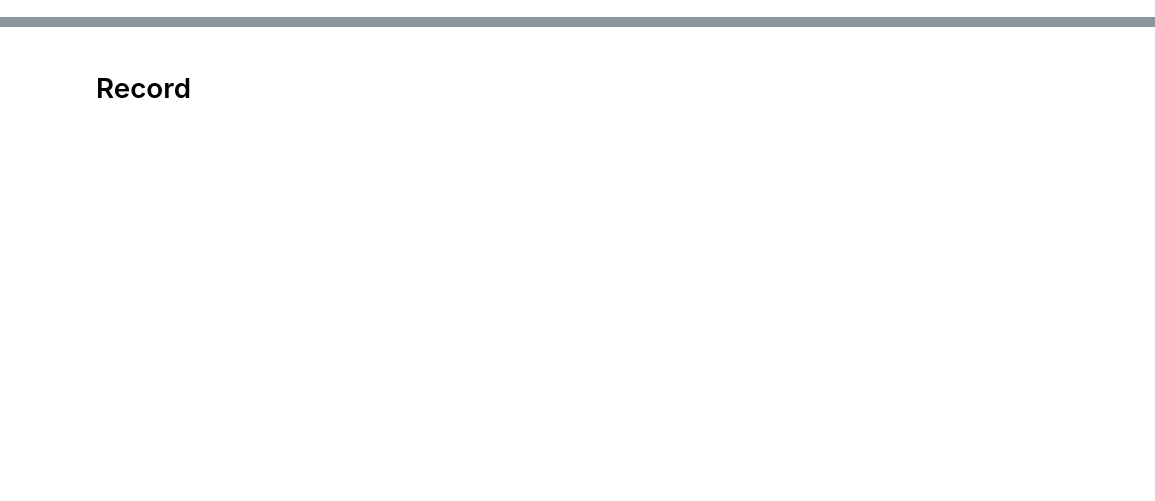
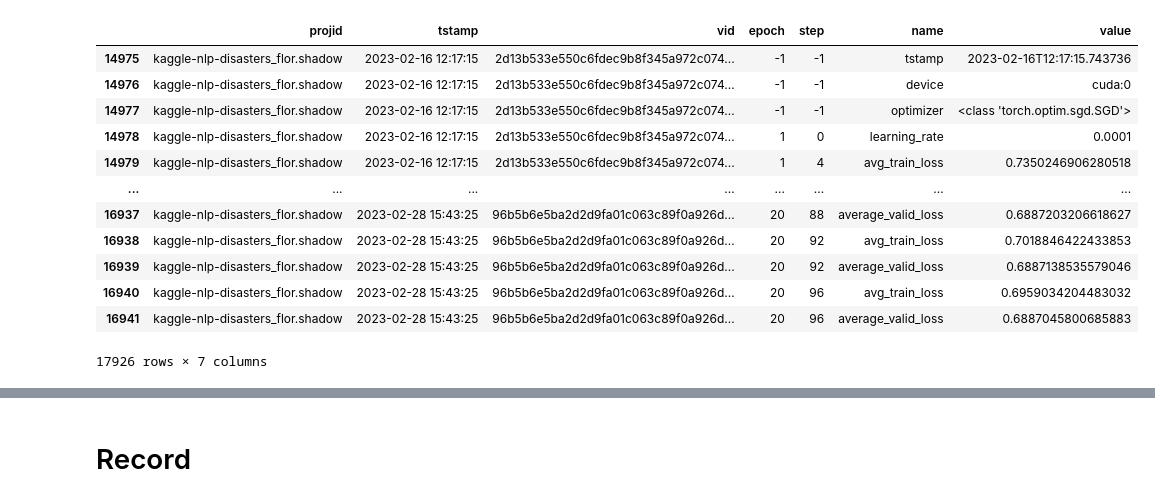
Before and after one commit to ucbrise/kaggle-nlp-disasters, a Jupyter notebook: lab_notebook.ipynb, the cells around one changed output, grey strips where cells are left out. Saved outputs shown, nothing was run; the diff lists cells and outputs as text; code cells hidden in the pictures; blank space fills up the shorter version.

```diff
--- a/lab_notebook.ipynb
+++ b/lab_notebook.ipynb
@@ -7,0 +27,19 @@ flor.DATA_PREP, flor.OUTR_LOOP, flor.INNR_LOOP
+# %%
+# Preview of facts
+import flor
+facts = flor.log_records()
+facts
+# %% [output]
+|  | projid | tstamp | vid | epoch | step | name | value |
+| 14975 | kaggle-nlp-disasters_flor.shadow | 2023-02-16 12:17:15 | 2d13b533e550c6fdec9b8f345a972c074... | -1 | -1 | tstamp | 2023-02-16T12:17:15.743736 |
+| 14976 | kaggle-nlp-disasters_flor.shadow | 2023-02-16 12:17:15 | 2d13b533e550c6fdec9b8f345a972c074... | -1 | -1 | device | cuda:0 |
+| 14977 | kaggle-nlp-disasters_flor.shadow | 2023-02-16 12:17:15 | 2d13b533e550c6fdec9b8f345a972c074... | -1 | -1 | optimizer | <class 'torch.optim.sgd.SGD'> |
+| 14978 | kaggle-nlp-disasters_flor.shadow | 2023-02-16 12:17:15 | 2d13b533e550c6fdec9b8f345a972c074... | 1 | 0 | learning_rate | 0.0001 |
+| 14979 | kaggle-nlp-disasters_flor.shadow | 2023-02-16 12:17:15 | 2d13b533e550c6fdec9b8f345a972c074... | 1 | 4 | avg_train_loss | 0.7350246906280518 |
+| ... | ... | ... | ... | ... | ... | ... | ... |
+| 16937 | kaggle-nlp-disasters_flor.shadow | 2023-02-28 15:43:25 | 96b5b6e5ba2d2d9fa01c063c89f0a926d... | 20 | 88 | average_valid_loss | 0.6887203206618627 |
+| 16938 | kaggle-nlp-disasters_flor.shadow | 2023-02-28 15:43:25 | 96b5b6e5ba2d2d9fa01c063c89f0a926d... | 20 | 92 | avg_train_loss | 0.7018846422433853 |
+| 16939 | kaggle-nlp-disasters_flor.shadow | 2023-02-28 15:43:25 | 96b5b6e5ba2d2d9fa01c063c89f0a926d... | 20 | 92 | average_valid_loss | 0.6887138535579046 |
+| 16940 | kaggle-nlp-disasters_flor.shadow | 2023-02-28 15:43:25 | 96b5b6e5ba2d2d9fa01c063c89f0a926d... | 20 | 96 | avg_train_loss | 0.6959034204483032 |
+| 16941 | kaggle-nlp-disasters_flor.shadow | 2023-02-28 15:43:25 | 96b5b6e5ba2d2d9fa01c063c89f0a926d... | 20 | 96 | average_valid_loss | 0.6887045800685883 |
+17926 rows × 7 columns
```
Also changed, not shown: parts of 5 cells of this notebook.
